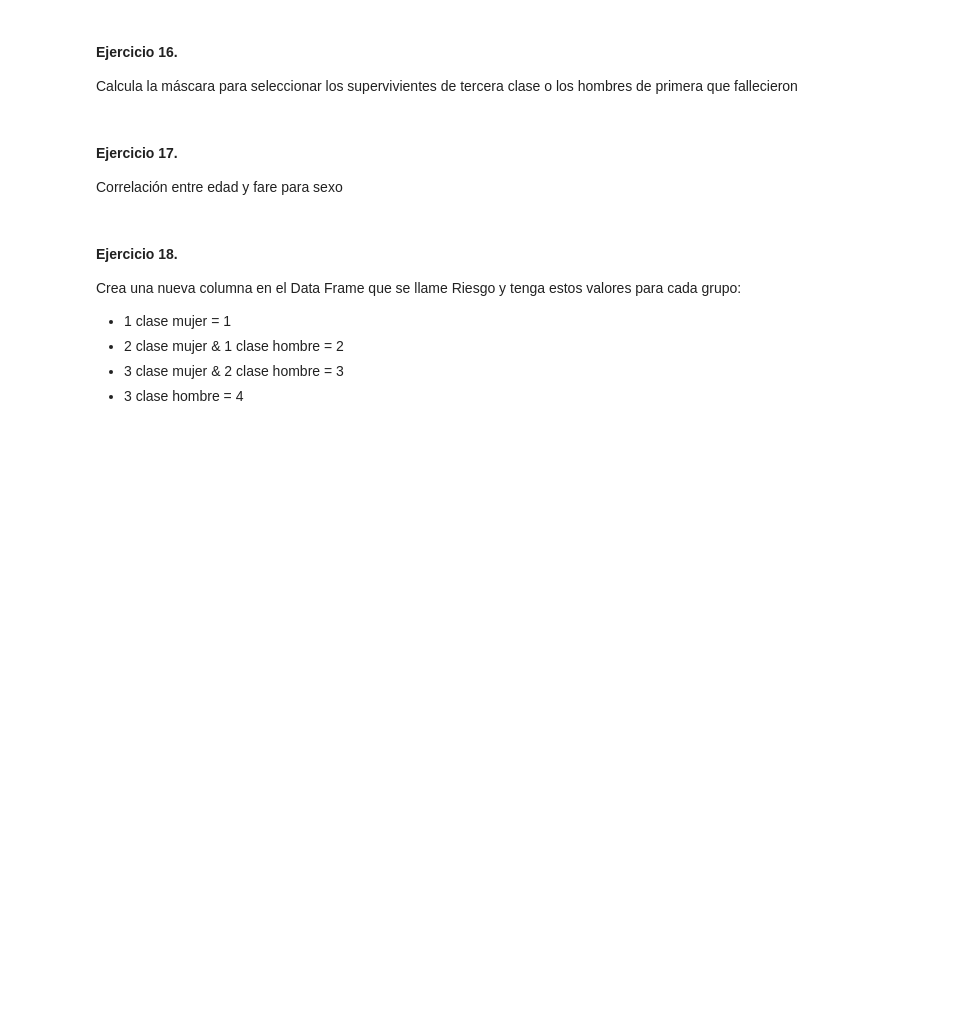
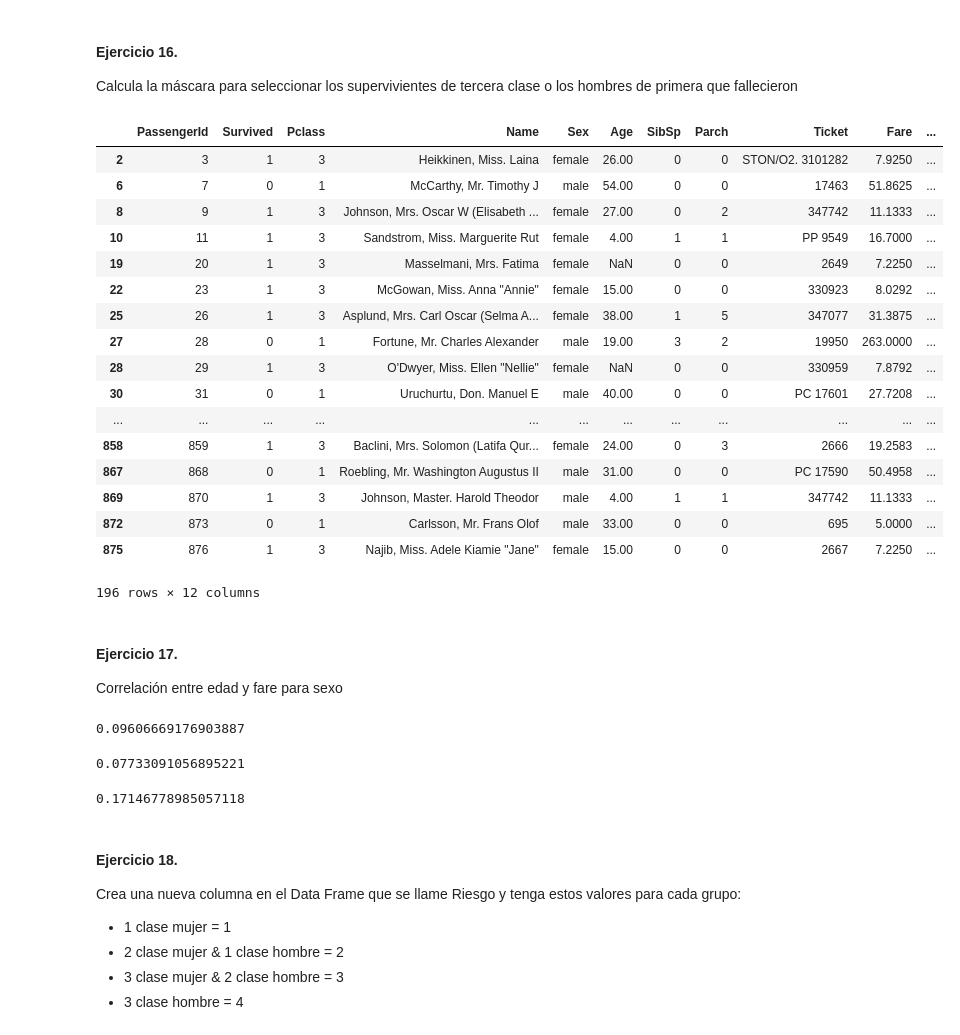
Before and after one commit to carlosfbh/Master-Data-Science, a Jupyter notebook: Python/Ejercicios/Titanic_Pandas_Exercises.ipynb, the cells around one changed output. Drawn from its saved outputs; the diff is of its cells as text; code cells hidden in the pictures; blank space fills up the shorter version.

```diff
--- a/Python/Ejercicios/Titanic_Pandas_Exercises.ipynb
+++ b/Python/Ejercicios/Titanic_Pandas_Exercises.ipynb
@@ -98,9 +189,42 @@ Seleccionar columnas Age y Sex para personas de primera clase
 # %% [markdown]
 #### Ejercicio 16.
 Calcula la máscara para seleccionar los supervivientes de tercera clase o los hombres de primera que fallecieron
+# %%
+titanic[((titanic["Pclass"] == 3) & (titanic["Survived"] == 1)) | ((titanic["Sex"] == "male") & (titanic["Pclass"] == 1) & (titanic["Survived"] == 0))]
+# %% [output]
+|  | PassengerId | Survived | Pclass | Name | Sex | Age | SibSp | Parch | Ticket | Fare | ... |
+| 2 | 3 | 1 | 3 | Heikkinen, Miss. Laina | female | 26.00 | 0 | 0 | STON/O2. 3101282 | 7.9250 | ... |
+| 6 | 7 | 0 | 1 | McCarthy, Mr. Timothy J | male | 54.00 | 0 | 0 | 17463 | 51.8625 | ... |
+| 8 | 9 | 1 | 3 | Johnson, Mrs. Oscar W (Elisabeth ... | female | 27.00 | 0 | 2 | 347742 | 11.1333 | ... |
+| 10 | 11 | 1 | 3 | Sandstrom, Miss. Marguerite Rut | female | 4.00 | 1 | 1 | PP 9549 | 16.7000 | ... |
+| 19 | 20 | 1 | 3 | Masselmani, Mrs. Fatima | female | NaN | 0 | 0 | 2649 | 7.2250 | ... |
+| 22 | 23 | 1 | 3 | McGowan, Miss. Anna "Annie" | female | 15.00 | 0 | 0 | 330923 | 8.0292 | ... |
+| 25 | 26 | 1 | 3 | Asplund, Mrs. Carl Oscar (Selma A... | female | 38.00 | 1 | 5 | 347077 | 31.3875 | ... |
+| 27 | 28 | 0 | 1 | Fortune, Mr. Charles Alexander | male | 19.00 | 3 | 2 | 19950 | 263.0000 | ... |
+| 28 | 29 | 1 | 3 | O'Dwyer, Miss. Ellen "Nellie" | female | NaN | 0 | 0 | 330959 | 7.8792 | ... |
+| 30 | 31 | 0 | 1 | Uruchurtu, Don. Manuel E | male | 40.00 | 0 | 0 | PC 17601 | 27.7208 | ... |
+| ... | ... | ... | ... | ... | ... | ... | ... | ... | ... | ... | ... |
+| 858 | 859 | 1 | 3 | Baclini, Mrs. Solomon (Latifa Qur... | female | 24.00 | 0 | 3 | 2666 | 19.2583 | ... |
+| 867 | 868 | 0 | 1 | Roebling, Mr. Washington Augustus II | male | 31.00 | 0 | 0 | PC 17590 | 50.4958 | ... |
+| 869 | 870 | 1 | 3 | Johnson, Master. Harold Theodor | male | 4.00 | 1 | 1 | 347742 | 11.1333 | ... |
+| 872 | 873 | 0 | 1 | Carlsson, Mr. Frans Olof | male | 33.00 | 0 | 0 | 695 | 5.0000 | ... |
+| 875 | 876 | 1 | 3 | Najib, Miss. Adele Kiamie "Jane" | female | 15.00 | 0 | 0 | 2667 | 7.2250 | ... |
+196 rows × 12 columns
 # %% [markdown]
 #### Ejercicio 17.
 Correlación entre edad y fare para sexo
+# %%
+titanic["Age"].corr(titanic["Fare"])
+# %% [output]
+0.09606669176903887
+# %%
+titanic[titanic["Sex"] == "male"]["Age"].corr(titanic[titanic["Sex"] == "male"]["Fare"])
+# %% [output]
+0.07733091056895221
+# %%
+titanic[titanic["Sex"] == "female"]["Age"].corr(titanic[titanic["Sex"] == "female"]["Fare"])
+# %% [output]
+0.17146778985057118
 # %% [markdown]
 #### Ejercicio 18.
 Crea una nueva columna en el Data Frame que se llame Riesgo y tenga estos valores para cada grupo:
```
Also changed, not shown: parts of 27 cells of this notebook.
